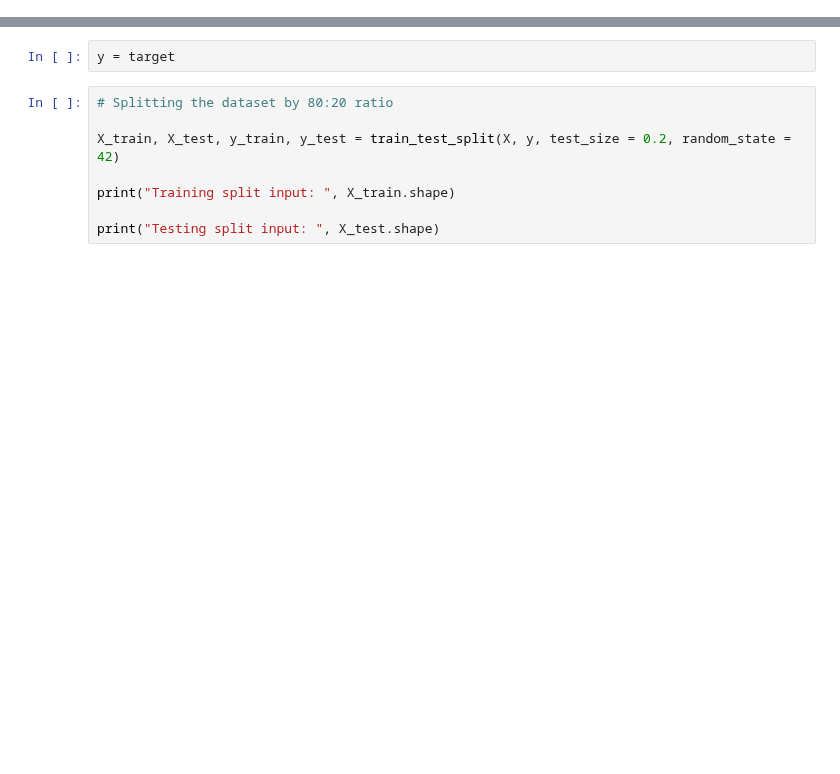
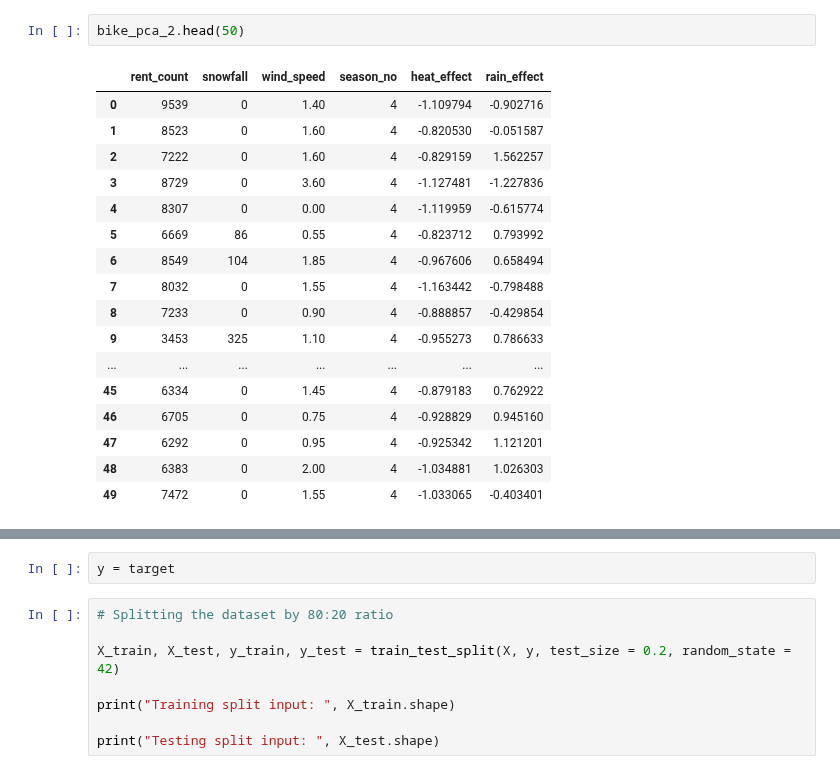
Before and after one commit to Jiian/seoulbike, a Jupyter notebook: decision_tree/Decision_Tree_PCA.ipynb, the cells around one changed output, grey strips where cells are left out. Cells and saved outputs as stored; diff of their text form; blank space fills up the shorter version.

```diff
--- a/decision_tree/Decision_Tree_PCA.ipynb
+++ b/decision_tree/Decision_Tree_PCA.ipynb
@@ -148,0 +251,20 @@ bike_pca.drop(columns = ["holiday", "open"], inplace = True)
+# %%
+bike_pca_2.head(50)
+# %% [output]
+|  | rent_count | snowfall | wind_speed | season_no | heat_effect | rain_effect |
+| 0 | 9539 | 0 | 1.40 | 4 | -1.109794 | -0.902716 |
+| 1 | 8523 | 0 | 1.60 | 4 | -0.820530 | -0.051587 |
+| 2 | 7222 | 0 | 1.60 | 4 | -0.829159 | 1.562257 |
+| 3 | 8729 | 0 | 3.60 | 4 | -1.127481 | -1.227836 |
+| 4 | 8307 | 0 | 0.00 | 4 | -1.119959 | -0.615774 |
+| 5 | 6669 | 86 | 0.55 | 4 | -0.823712 | 0.793992 |
+| 6 | 8549 | 104 | 1.85 | 4 | -0.967606 | 0.658494 |
+| 7 | 8032 | 0 | 1.55 | 4 | -1.163442 | -0.798488 |
+| 8 | 7233 | 0 | 0.90 | 4 | -0.888857 | -0.429854 |
+| 9 | 3453 | 325 | 1.10 | 4 | -0.955273 | 0.786633 |
+| ... | ... | ... | ... | ... | ... | ... |
+| 45 | 6334 | 0 | 1.45 | 4 | -0.879183 | 0.762922 |
+| 46 | 6705 | 0 | 0.75 | 4 | -0.928829 | 0.945160 |
+| 47 | 6292 | 0 | 0.95 | 4 | -0.925342 | 1.121201 |
+| 48 | 6383 | 0 | 2.00 | 4 | -1.034881 | 1.026303 |
+| 49 | 7472 | 0 | 1.55 | 4 | -1.033065 | -0.403401 |
```
Also changed, not shown: parts of 42 cells of this notebook.
